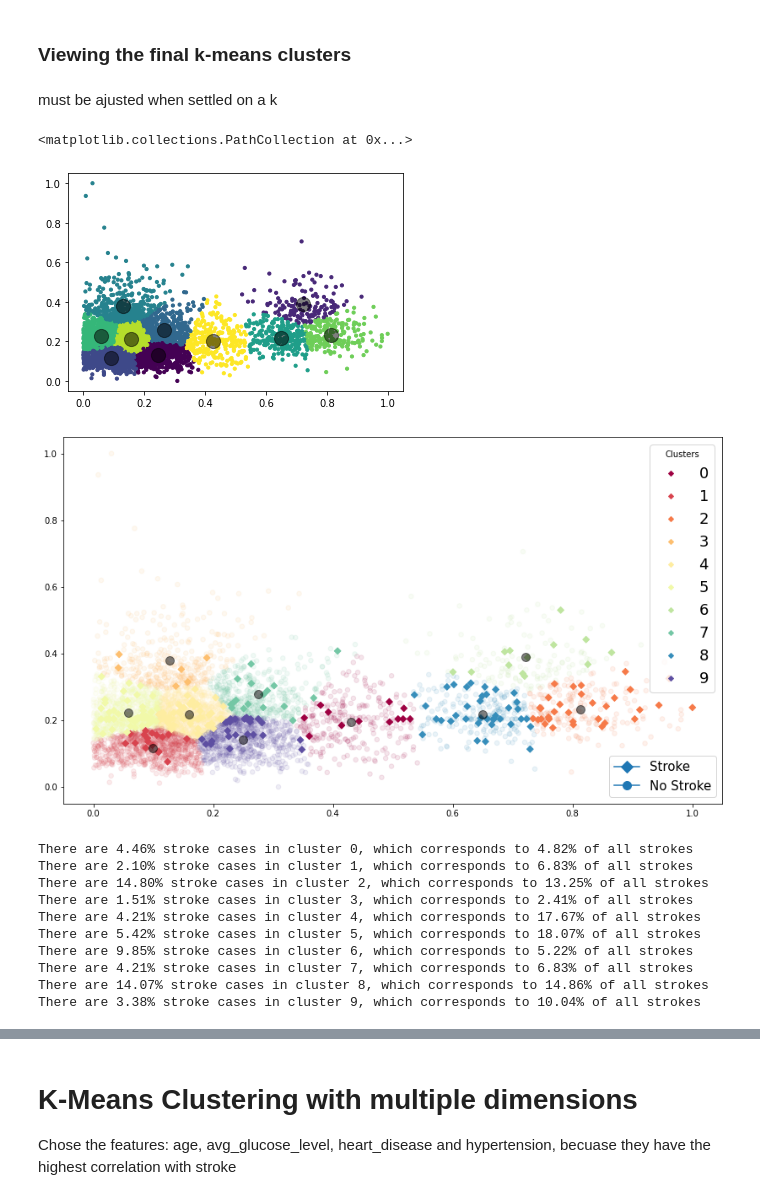
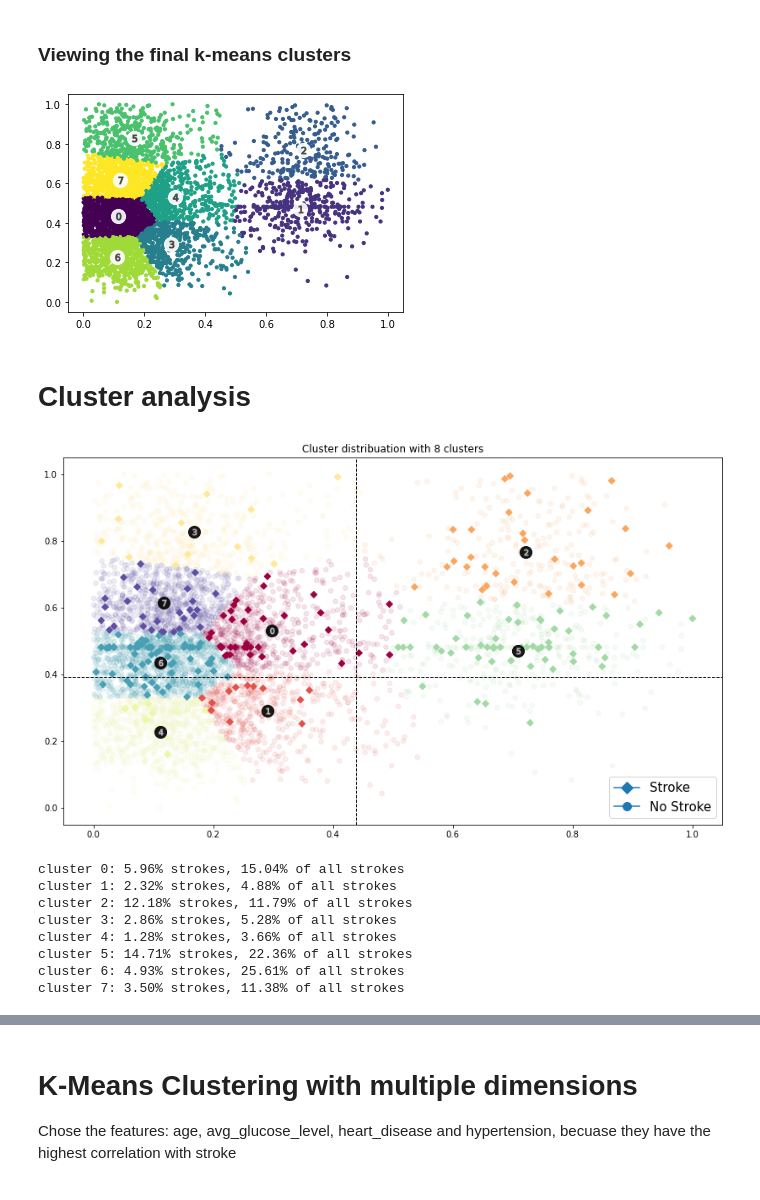
Before and after one commit to lrnz-asnprs/stroke-prediction-project, a Jupyter notebook: notebooks/hand-in notebooks/Cluster_section_hand-in.ipynb, the cells around one changed output, grey strips where cells are left out. Saved outputs shown, nothing was run; the diff lists cells and outputs as text; code cells hidden in the pictures.

```diff
--- a/notebooks/hand-in notebooks/Cluster_section_hand-in.ipynb
+++ b/notebooks/hand-in notebooks/Cluster_section_hand-in.ipynb
@@ -24,0 +40,6 @@ df.head(3)
+# %%
+#Outlier handling
+Q1 = df["bmi"].quantile(0.25)
+Q3 = df["bmi"].quantile(0.75)
+IQR = Q3 - Q1
+gluc_bmi = gluc_bmi.loc[(gluc_bmi['bmi'] > (Q1-(1.5*IQR))) & (gluc_bmi['bmi'] < (Q3+(1.5*IQR)))]
@@ -90,7 +100,7 @@ Distortion: Calculated as the avg of the squared distances from the cluster cent
 # %%
 distortions = []
 
-K = range(2,30,2)
+K = range(2,15,1)
 
 for k in K:
     kmeanModel = KMeans(n_clusters=k).fit(gluc_bmi)
@@ -111,7 +121,7 @@ plt.show()
 
 X = gluc_bmi
 
-range_n_clusters = [2, 3, 4, 5, 6, 10, 15]
+range_n_clusters = range(2,10,2)
 
 for n_clusters in range_n_clusters:
     # Create a subplot with 1 row and 2 columns
@@ -224,15 +231,17 @@ plt.show()
 # %% [markdown]
 ### Viewing the final k-means clusters
-# %% [markdown]
-must be ajusted when settled on a k
 # %%
-kmeans = KMeans(n_clusters=10)
+kmeans = KMeans(n_clusters=8)
 kmeans.fit(gluc_bmi)
 y_kmeans = kmeans.predict(gluc_bmi)
 
 plt.scatter(gluc_bmi["avg_glucose_level"], gluc_bmi["bmi"], c=y_kmeans, s=10, cmap='viridis')
 centers = kmeans.cluster_centers_
-plt.scatter(centers[:, 0], centers[:, 1], c='black', s=200, alpha=0.5)
+plt.scatter(centers[:, 0], centers[:, 1], c='white', s=200, alpha=0.9)
+
+for i, c in enumerate(centers):
+    plt.scatter(c[0], c[1], marker="$%d$" % i, alpha=0.6, s=50, edgecolor="k")
 # %% [output]
-<matplotlib.collections.PathCollection at 0x...>
-[figure, old version]
+[figure, new version]
+# %% [markdown]
+# Cluster analysis
@@ -239,7 +259,7 @@ plt.scatter(centers[:, 0], centers[:, 1], c='black', s=200, alpha=0.5)
 # %%
 from matplotlib.lines import Line2D
 
-kmeans = KMeans(n_clusters=10)
+kmeans = KMeans(n_clusters=8)
 kmeans.fit(gluc_bmi_stroke[["avg_glucose_level","bmi"]])
 y_kmeans = kmeans.predict(gluc_bmi_stroke[["avg_glucose_level","bmi"]])
 
@@ -250,25 +270,33 @@ gluc_bmi_stroke["cluster"] = y_kmeans
 # split df into strokes and non-strokes
 non_strokes = gluc_bmi_stroke[gluc_bmi_stroke["stroke"] == 0]
 strokes = gluc_bmi_stroke[gluc_bmi_stroke["stroke"] == 1]
+
 # plot non-strokes
 ax.scatter(non_strokes["avg_glucose_level"], non_strokes["bmi"], c=non_strokes["cluster"], s=30, marker='o', alpha=0.1, cmap='Spectral')
-# and strokes
+
+# plot strokes
 scatter = ax.scatter(strokes["avg_glucose_level"], strokes["bmi"], c=strokes["cluster"], s=30, marker='D', cmap='Spectral')
 centers = kmeans.cluster_centers_
-ax.scatter(centers[:, 0], centers[:, 1], c='black', s=100, alpha=0.5)
+ax.scatter(centers[:, 0], centers[:, 1], c='black', s=200, alpha=0.9)
 
 # legend for cluster numbers
-legend1 = ax.legend(*scatter.legend_elements(),
-                    loc="upper right", title="Clusters", prop={'size': 18})
-ax.add_artist(legend1)
+for i, c in enumerate(centers):
+    plt.scatter(c[0], c[1], marker="$%d$" % i, alpha=0.6, s=50, edgecolor="white")
+
 # legend for stroke/no stroke
 legend_elements = [Line2D([0], [0], marker='D', label='Stroke', markersize=10),
-                   Line2D([0], [0], marker='o', label='No Stroke', markersize=10),
-                  ]
+                   Line2D([0], [0], marker='o', label='No Stroke', markersize=10)]
+
 legend2 = ax.legend(handles=legend_elements, loc='lower right', prop={'size': 15})
+
+
+plt.axvline(gluc_scaled, color='k', linestyle='dashed', linewidth=1)
+plt.axhline(BMI_scaled, color='k', linestyle='dashed', linewidth=1)
+
+plt.title(f"Cluster distribuation with {n_clusters} clusters")
 plt.show()
 # %% [output]
-[figure, old version]
+[figure, new version]
 # %%
 # Calculate percentage of stroke cases for each cluster
 total_strokes = strokes.shape[0]
@@ -278,15 +306,13 @@ for cluster in np.unique(y_kmeans):
     non_stroke_cases_cluster = non_strokes[non_strokes["cluster"] == cluster].shape[0]
     cluster_ratio = stroke_cases_cluster/(stroke_cases_cluster+non_stroke_cases_cluster)
     overall_stroke_percent = stroke_cases_cluster/total_strokes
-    print(f"There are {cluster_ratio:.2%} stroke cases in cluster {cluster}, which corresponds to {overall_stroke_percent:.2%} of all strokes")
+    print(f"cluster {cluster}: {cluster_ratio:.2%} strokes, {overall_stroke_percent:.2%} of all strokes")
 # %% [output]
-There are 4.46% stroke cases in cluster 0, which corresponds to 4.82% of all strokes
-There are 2.10% stroke cases in cluster 1, which corresponds to 6.83% of all strokes
-There are 14.80% stroke cases in cluster 2, which corresponds to 13.25% of all strokes
-There are 1.51% stroke cases in cluster 3, which corresponds to 2.41% of all strokes
-There are 4.21% stroke cases in cluster 4, which corresponds to 17.67% of all strokes
-There are 5.42% stroke cases in cluster 5, which corresponds to 18.07% of all strokes
-There are 9.85% stroke cases in cluster 6, which corresponds to 5.22% of all strokes
-There are 4.21% stroke cases in cluster 7, which corresponds to 6.83% of all strokes
-There are 14.07% stroke cases in cluster 8, which corresponds to 14.86% of all strokes
-There are 3.38% stroke cases in cluster 9, which corresponds to 10.04% of all strokes
+cluster 0: 5.96% strokes, 15.04% of all strokes
+cluster 1: 2.32% strokes, 4.88% of all strokes
+cluster 2: 12.18% strokes, 11.79% of all strokes
+cluster 3: 2.86% strokes, 5.28% of all strokes
+cluster 4: 1.28% strokes, 3.66% of all strokes
+cluster 5: 14.71% strokes, 22.36% of all strokes
+cluster 6: 4.93% strokes, 25.61% of all strokes
+cluster 7: 3.50% strokes, 11.38% of all strokes
```
Also changed, not shown: parts of 16 cells of this notebook.
